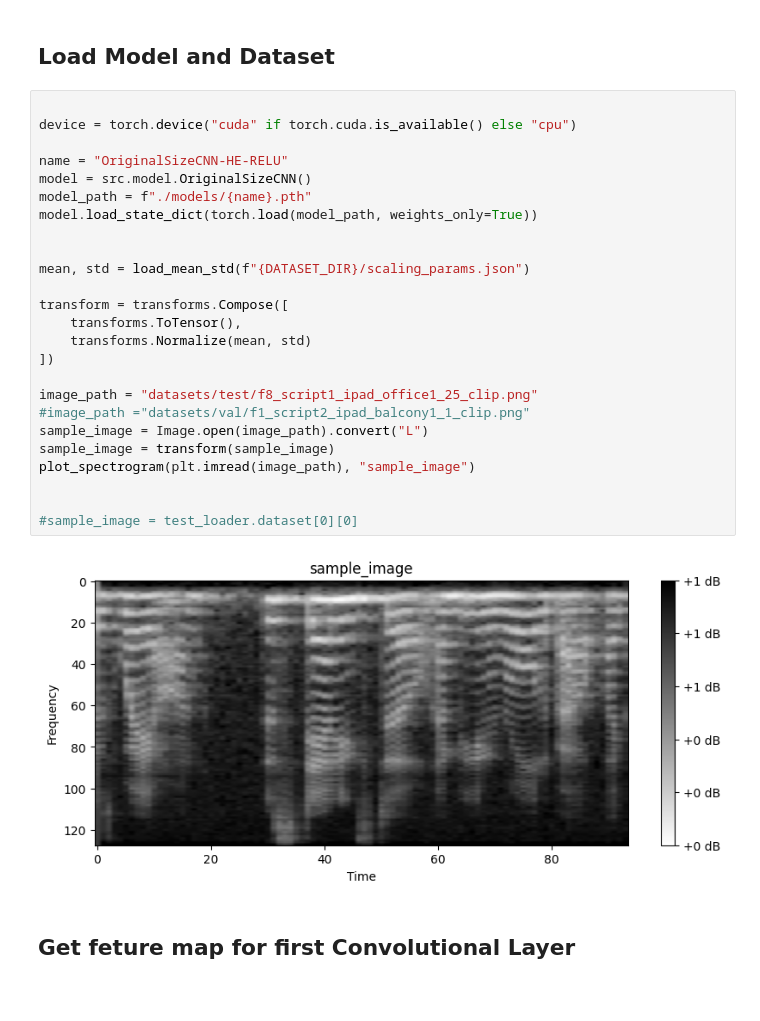
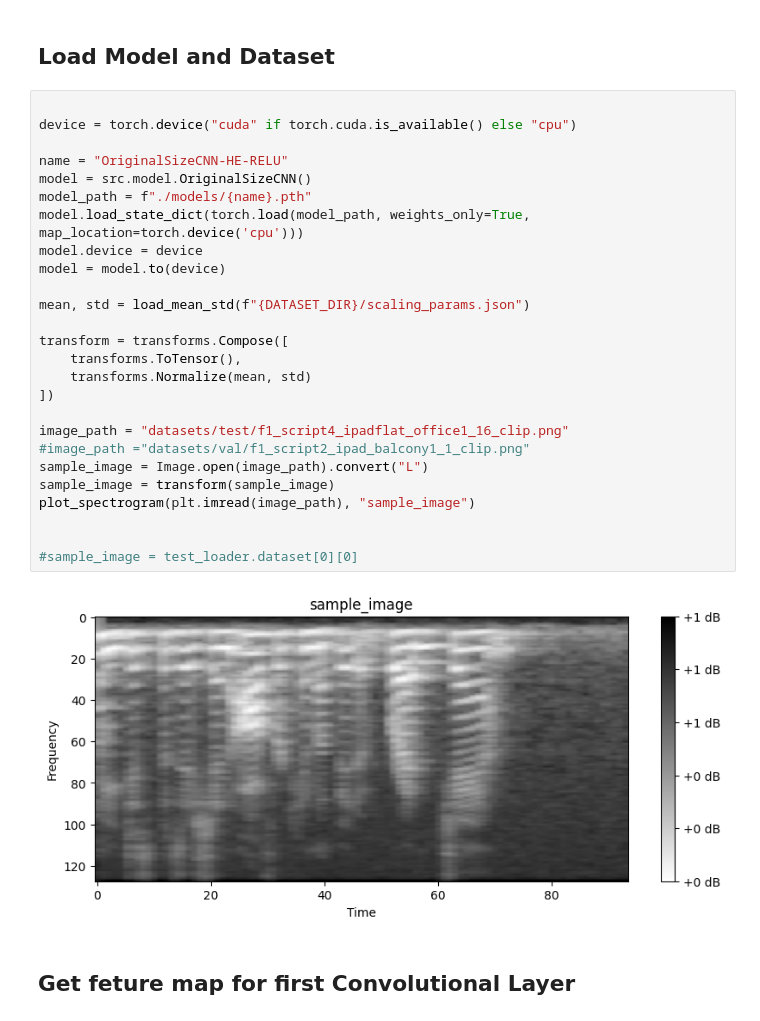
Before and after one commit to Willu12/iml, a Jupyter notebook: notebooks/CNN_visual_interpretation.ipynb, the cells around one changed output. Drawn from its saved outputs; the diff is of its cells as text.

```diff
--- a/notebooks/CNN_visual_interpretation.ipynb
+++ b/notebooks/CNN_visual_interpretation.ipynb
@@ -24,30 +24,31 @@ from src.dataset import prepare_dataset_loaders
 # %%
 
 device = torch.device("cuda" if torch.cuda.is_available() else "cpu")
 
 name = "OriginalSizeCNN-HE-RELU"
 model = src.model.OriginalSizeCNN()
 model_path = f"./models/{name}.pth"
-model.load_state_dict(torch.load(model_path, weights_only=True))
-
+model.load_state_dict(torch.load(model_path, weights_only=True, map_location=torch.device('cpu')))
+model.device = device
+model = model.to(device)
 
 mean, std = load_mean_std(f"{DATASET_DIR}/scaling_params.json")
 
 transform = transforms.Compose([
     transforms.ToTensor(),
     transforms.Normalize(mean, std)
 ])
 
-image_path = "datasets/test/f8_script1_ipad_office1_25_clip.png"
+image_path = "datasets/test/f1_script4_ipadflat_office1_16_clip.png"
 #image_path ="datasets/val/f1_script2_ipad_balcony1_1_clip.png"
 sample_image = Image.open(image_path).convert("L")
 sample_image = transform(sample_image)
 plot_spectrogram(plt.imread(image_path), "sample_image")
 
 
 #sample_image = test_loader.dataset[0][0]
 # %% [output]
-[figure, old version]
+[figure, new version]
 # %% [markdown]
 ## Get feture map for first Convolutional Layer
 # %%
```
Also changed, not shown: parts of 8 cells of this notebook, 2 other files.
